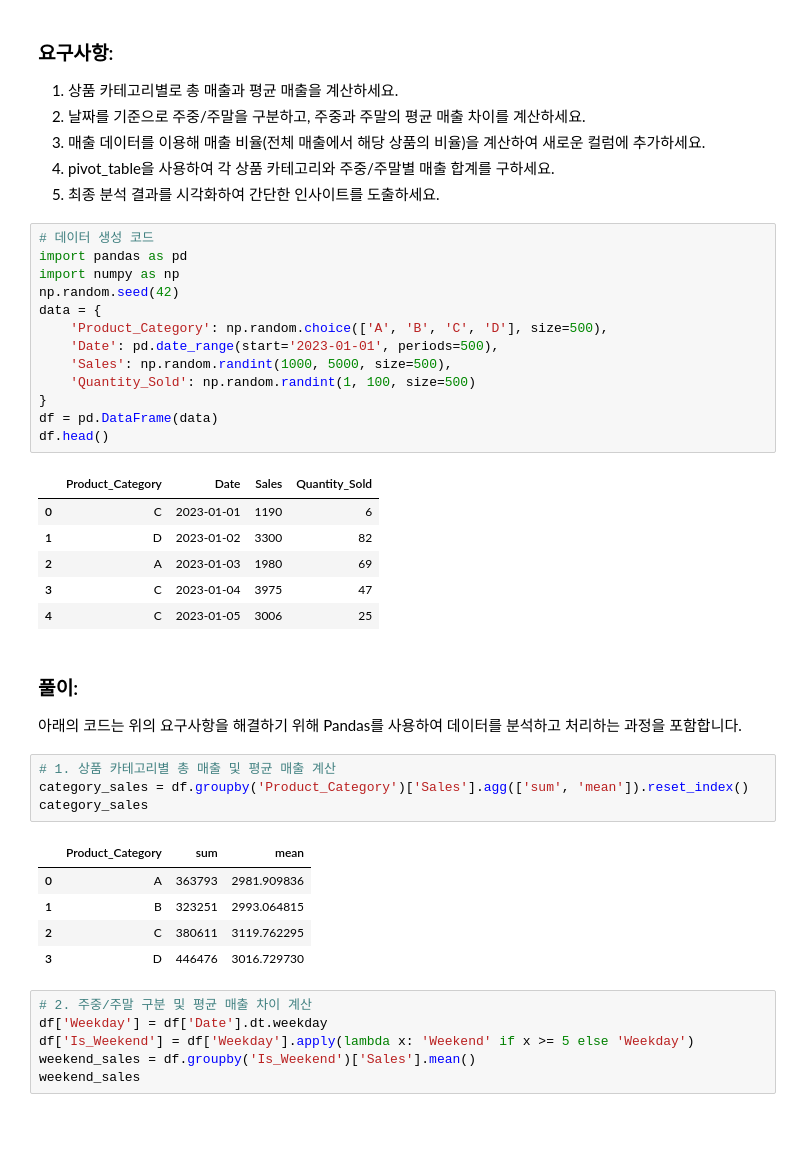
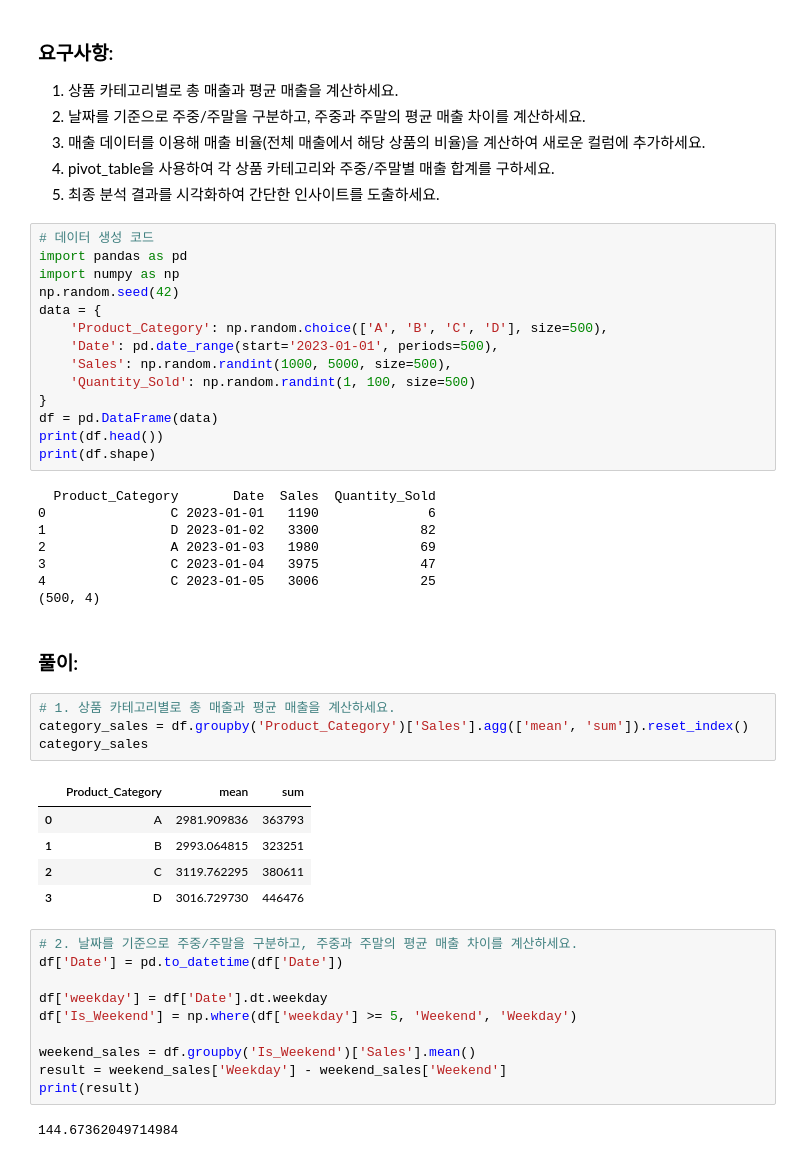
Before and after one commit to ToleranceKim/learning-data-science, a Jupyter notebook: ADP/전처리연습/판매 데이터 전처리_drill.ipynb, the cells around one changed output. Saved outputs shown, nothing was run; the diff lists cells and outputs as text; blank space fills up the shorter version.

```diff
--- a/ADP/전처리연습/판매 데이터 전처리_drill.ipynb
+++ b/ADP/전처리연습/판매 데이터 전처리_drill.ipynb
@@ -22,30 +22,37 @@ data = {
     'Quantity_Sold': np.random.randint(1, 100, size=500)
 }
 df = pd.DataFrame(data)
-df.head()
+print(df.head())
+print(df.shape)
 # %% [output]
-|  | Product_Category | Date | Sales | Quantity_Sold |
-| 0 | C | 2023-01-01 | 1190 | 6 |
-| 1 | D | 2023-01-02 | 3300 | 82 |
-| 2 | A | 2023-01-03 | 1980 | 69 |
-| 3 | C | 2023-01-04 | 3975 | 47 |
-| 4 | C | 2023-01-05 | 3006 | 25 |
+  Product_Category       Date  Sales  Quantity_Sold
+0                C 2023-01-01   1190              6
+1                D 2023-01-02   3300             82
+2                A 2023-01-03   1980             69
+3                C 2023-01-04   3975             47
+4                C 2023-01-05   3006             25
+(500, 4)
-# %% [markdown]
-### 풀이:
-아래의 코드는 위의 요구사항을 해결하기 위해 Pandas를 사용하여 데이터를 분석하고 처리하는 과정을 포함합니다.
+# %% [markdown]
+### 풀이:
 # %%
-# 1. 상품 카테고리별 총 매출 및 평균 매출 계산
-category_sales = df.groupby('Product_Category')['Sales'].agg(['sum', 'mean']).reset_index()
+# 1. 상품 카테고리별로 총 매출과 평균 매출을 계산하세요.
+category_sales = df.groupby('Product_Category')['Sales'].agg(['mean', 'sum']).reset_index()
 category_sales
 # %% [output]
-|  | Product_Category | sum | mean |
-| 0 | A | 363793 | 2981.909836 |
-| 1 | B | 323251 | 2993.064815 |
-| 2 | C | 380611 | 3119.762295 |
-| 3 | D | 446476 | 3016.729730 |
+|  | Product_Category | mean | sum |
+| 0 | A | 2981.909836 | 363793 |
+| 1 | B | 2993.064815 | 323251 |
+| 2 | C | 3119.762295 | 380611 |
+| 3 | D | 3016.729730 | 446476 |
 # %%
-# 2. 주중/주말 구분 및 평균 매출 차이 계산
-df['Weekday'] = df['Date'].dt.weekday
-df['Is_Weekend'] = df['Weekday'].apply(lambda x: 'Weekend' if x >= 5 else 'Weekday')
+# 2. 날짜를 기준으로 주중/주말을 구분하고, 주중과 주말의 평균 매출 차이를 계산하세요.
+df['Date'] = pd.to_datetime(df['Date'])
+
+df['weekday'] = df['Date'].dt.weekday
+df['Is_Weekend'] = np.where(df['weekday'] >= 5, 'Weekend', 'Weekday')
+
 weekend_sales = df.groupby('Is_Weekend')['Sales'].mean()
-weekend_sales
+result = weekend_sales['Weekday'] - weekend_sales['Weekend']
+print(result)
+# %% [output]
+144.67362049714984
```
Also changed, not shown: parts of 7 cells of this notebook, 12 other files.
